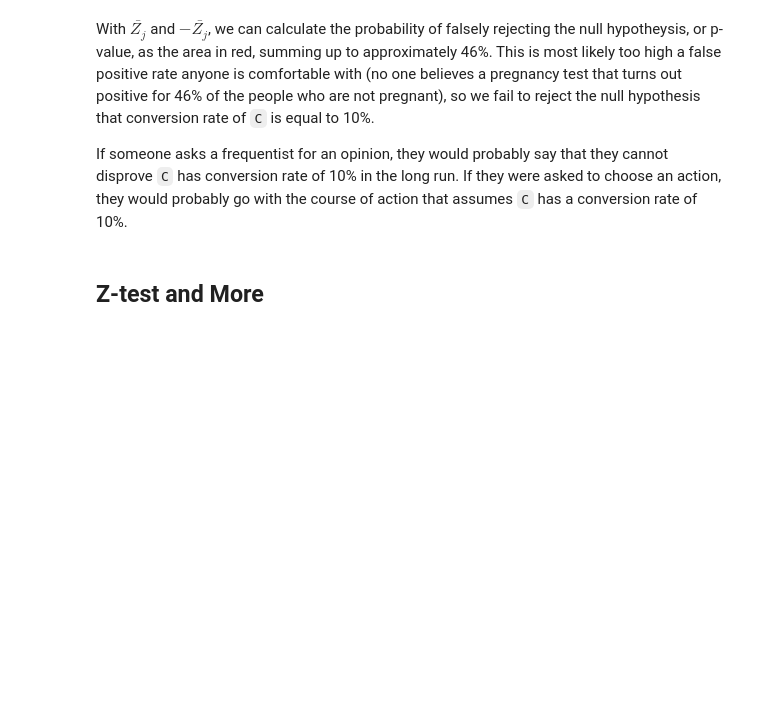
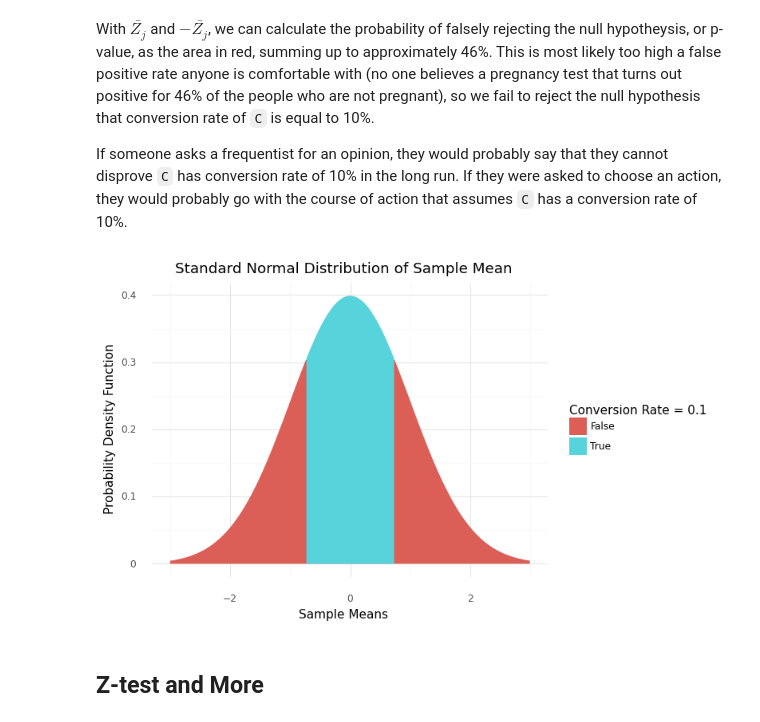
Before and after one commit to cstorm125/abtestoo, a Jupyter notebook: notebooks/frequentist.ipynb, the cells around one changed output. Saved outputs shown, nothing was run; the diff lists cells and outputs as text; code cells hidden in the pictures; blank space fills up the shorter version.

```diff
--- a/notebooks/frequentist.ipynb
+++ b/notebooks/frequentist.ipynb
@@ -355,24 +393,33 @@ If someone asks a frequentist for an opinion, they would probably say that they
 # %%
 n = c_df.clicks[0]
 x_bar = c_df.conv_per[0]
 p = 0.1; mu = p; variance = p*(1-p)/n; sigma = (variance)**(0.5)
 x_bar_norm = (x_bar - mu) / sigma
 
-def standard_normal(x_bar_norm, legend_title):
+def standard_normal(x_bar_norm, legend_title, mode = 'two_tailed'):
     x_bar_norm = abs(x_bar_norm)
     x = np.arange(-3, 3, 1e-2)
     y = np.array([sp.stats.norm.pdf(i, loc=0, scale=1) for i in x])
     sm_df = pd.DataFrame({'x': x, 'y': y})
 
     #normalize process
-    sm_df['crit'] = sm_df.x.map(lambda x: False if ((x<-x_bar_norm)|(x>x_bar_norm)) else True)
+    if mode == 'two_tailed':
+        sm_df['crit'] = sm_df.x.map(lambda x: False if ((x<-x_bar_norm)|(x>x_bar_norm)) else True)
+    elif mode == 'negative_one_tailed':
+        sm_df['crit'] = sm_df.x.map(lambda x: False if x<-x_bar_norm else True)
+    elif mode == 'positive_one_tailed':
+        sm_df['crit'] = sm_df.x.map(lambda x: False if x>x_bar_norm else True)
+    else:
+        raise ValueError('Modes are two_tailed, negative_one_tailed and positive_one_tailed')
     g = (ggplot(sm_df, aes(x='x', y='y',group='crit')) + geom_area(aes(fill='crit')) +
           theme_minimal() + xlab('Sample Means') + ylab('Probability Density Function') +
           ggtitle('Standard Normal Distribution of Sample Mean') +
           guides(fill=guide_legend(title=legend_title)))
     g.draw()
 
-standard_normal(x_bar_norm, "Conversion Rate = 0.1")
+standard_normal(x_bar_norm, "Conversion Rate = 0.1", 'two_tailed')
+# %% [output]
+[figure, added]
 # %% [markdown]
 ## Z-test and More
 # %% [markdown]
```
Also changed, not shown: parts of 24 cells of this notebook.
